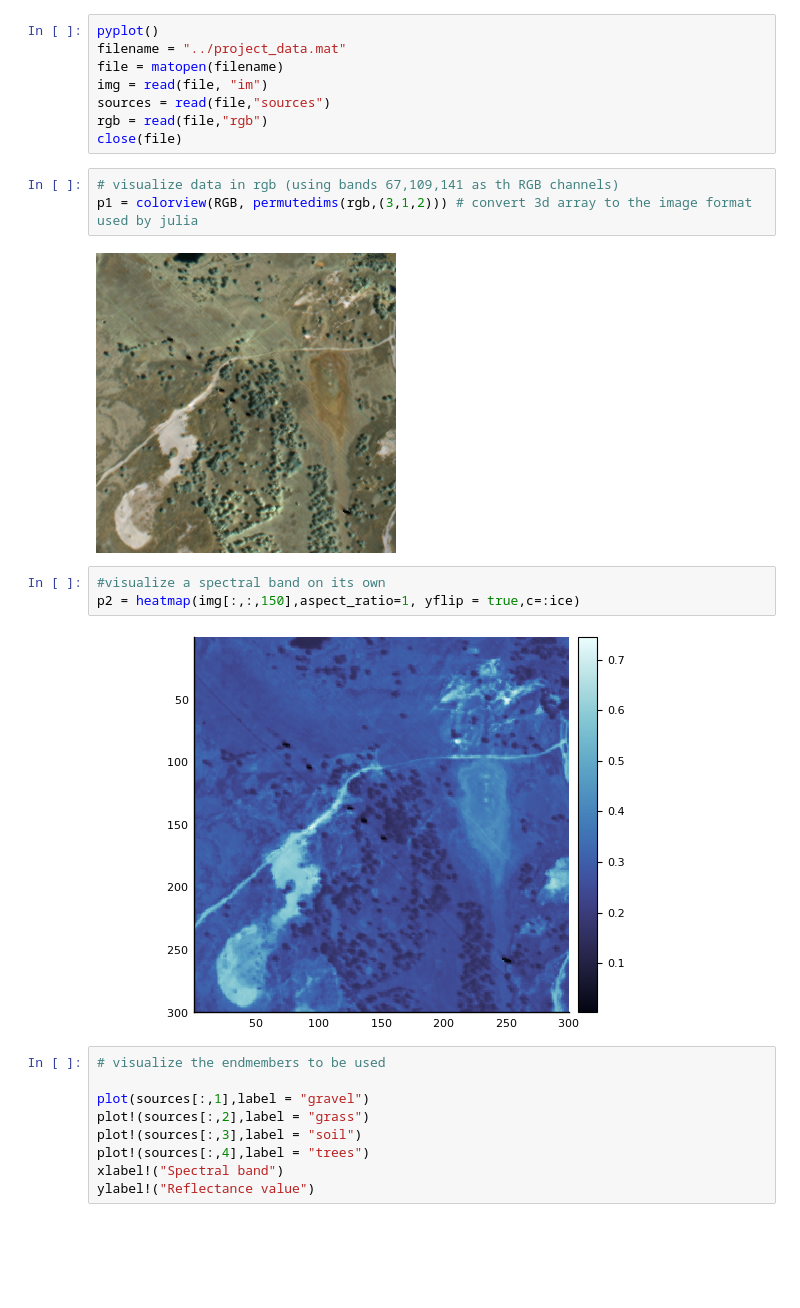
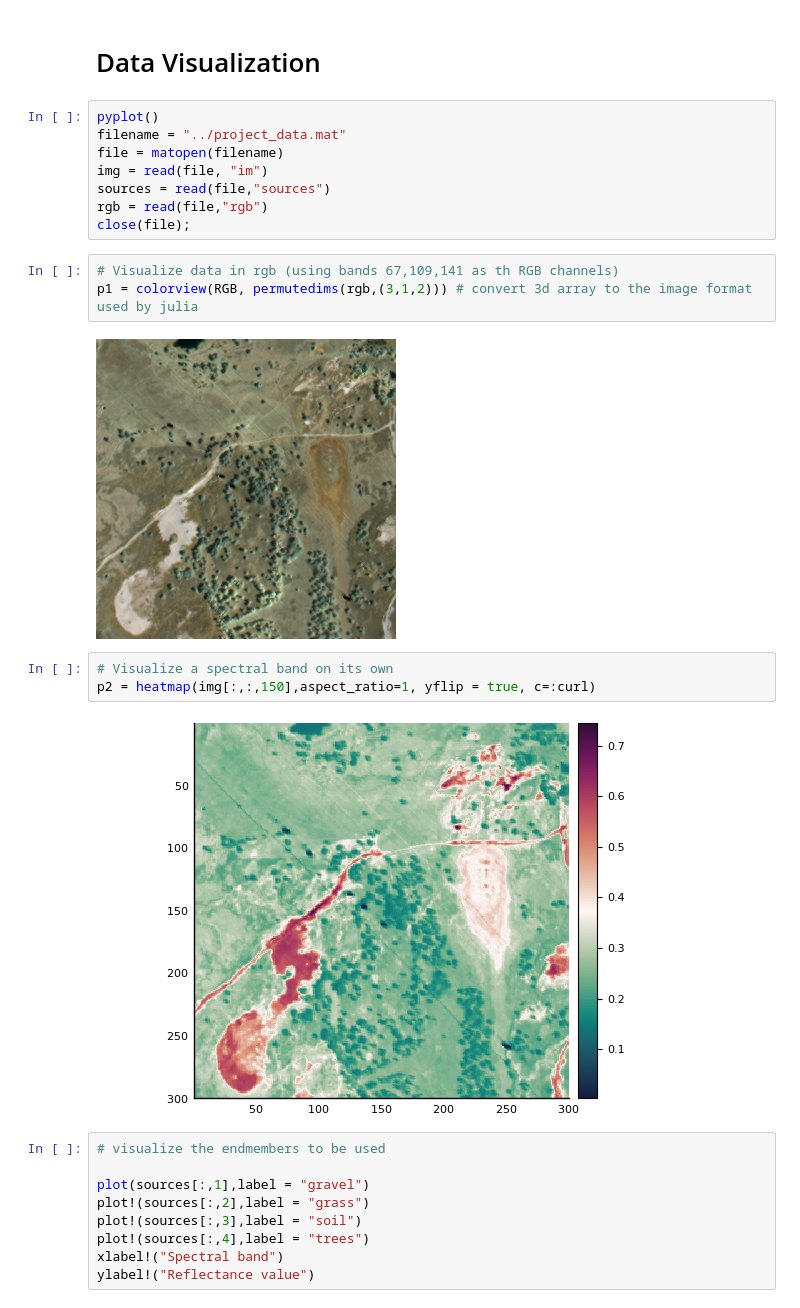
Before and after one commit to robincourant/parallel_optimization, a Jupyter notebook: parallel_optimization.ipynb, the cells around one changed output. Saved outputs shown, nothing was run; the diff lists cells and outputs as text; blank space fills up the shorter version.

```diff
--- a/parallel_optimization.ipynb
+++ b/parallel_optimization.ipynb
@@ -7,3 +10,5 @@ include("./unmixing.jl");
+# %% [markdown]
+# Data Visualization
 # %%
 pyplot()
 filename = "../project_data.mat"
@@ -11,17 +16,17 @@ file = matopen(filename)
 img = read(file, "im")
 sources = read(file,"sources")
 rgb = read(file,"rgb")
-close(file)
+close(file);
 # %%
-# visualize data in rgb (using bands 67,109,141 as th RGB channels)
+# Visualize data in rgb (using bands 67,109,141 as th RGB channels)
 p1 = colorview(RGB, permutedims(rgb,(3,1,2))) # convert 3d array to the image format used by julia
 # %% [output]
 [figure]
 # %%
-#visualize a spectral band on its own
-p2 = heatmap(img[:,:,150],aspect_ratio=1, yflip = true,c=:ice)
+# Visualize a spectral band on its own
+p2 = heatmap(img[:,:,150],aspect_ratio=1, yflip = true, c=:curl)
 # %% [output]
-[figure, old version]
+[figure, new version]
 # %%
 # visualize the endmembers to be used
 
```
Also changed, not shown: parts of 85 cells of this notebook, 6 other files.
